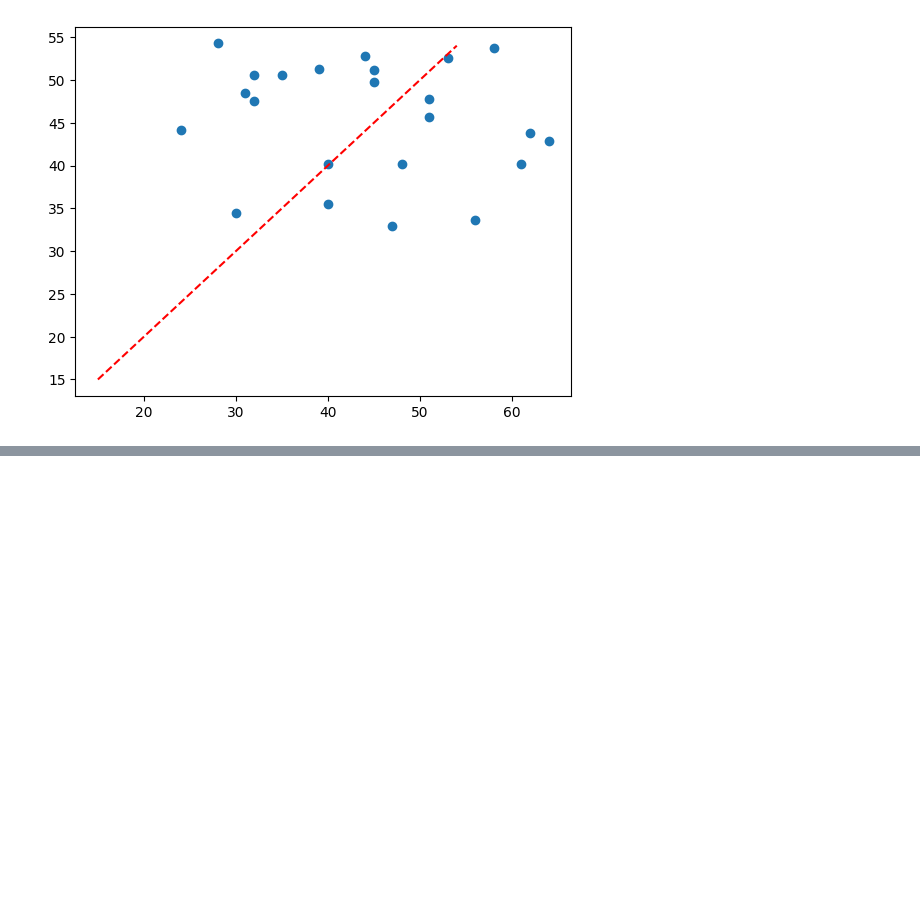
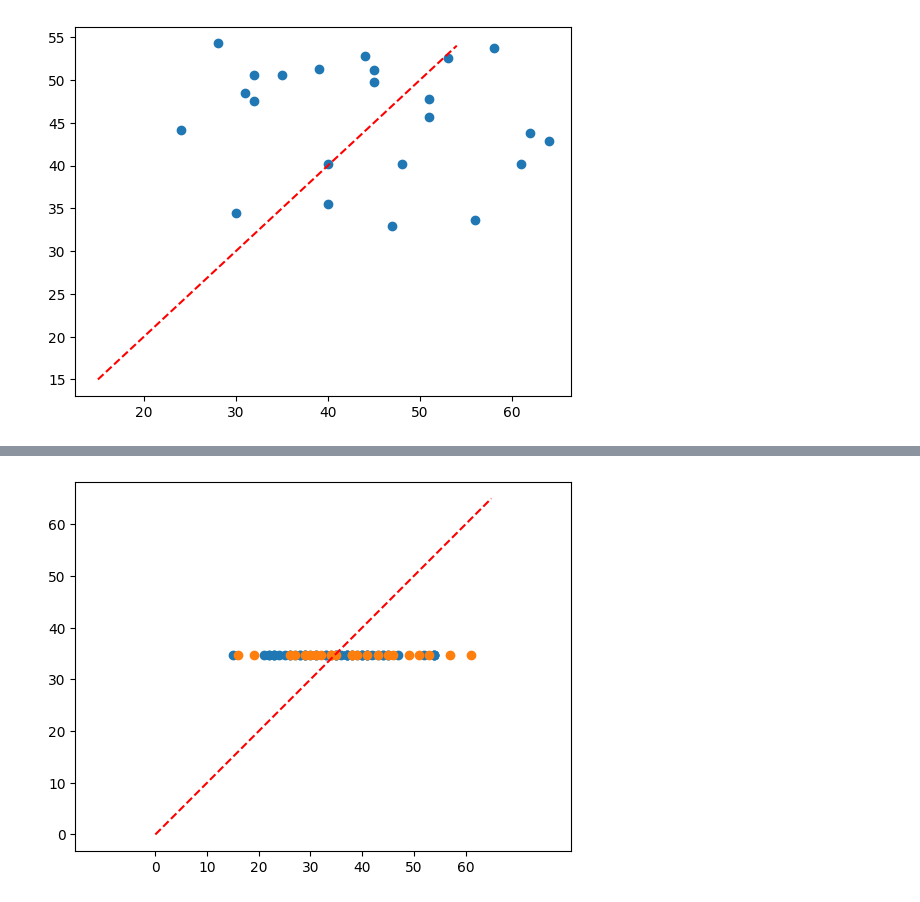
Before and after one commit to g-lago8/CHL-Project, a Jupyter notebook: notebooks/new_features_analysis.ipynb, the cells around one changed output, grey strips where cells are left out. Cells and saved outputs as stored; diff of their text form; code cells hidden in the pictures; blank space fills up the shorter version.

```diff
--- a/notebooks/new_features_analysis.ipynb
+++ b/notebooks/new_features_analysis.ipynb
@@ -523,0 +681,12 @@ plt.plot(np.arange(15, 55), np.arange(15, 55), color='red', linestyle='--')
+# %%
+y_pred_train = model(X_train)
+y_pred=model(X_test)
+plt.scatter(y_train, y_pred_train)
+plt.scatter(y_test, y_pred)
+plt.plot(np.linspace(0, 65), np.linspace(0, 65), color='red', linestyle='--')
+plt.xticks(np.arange(0, 70, 10))
+plt.yticks(np.arange(0, 70, 10))
+plt.axis('equal')
+plt.show()
+# %% [output]
+[figure, added]
```
Also changed, not shown: parts of 10 cells of this notebook.
